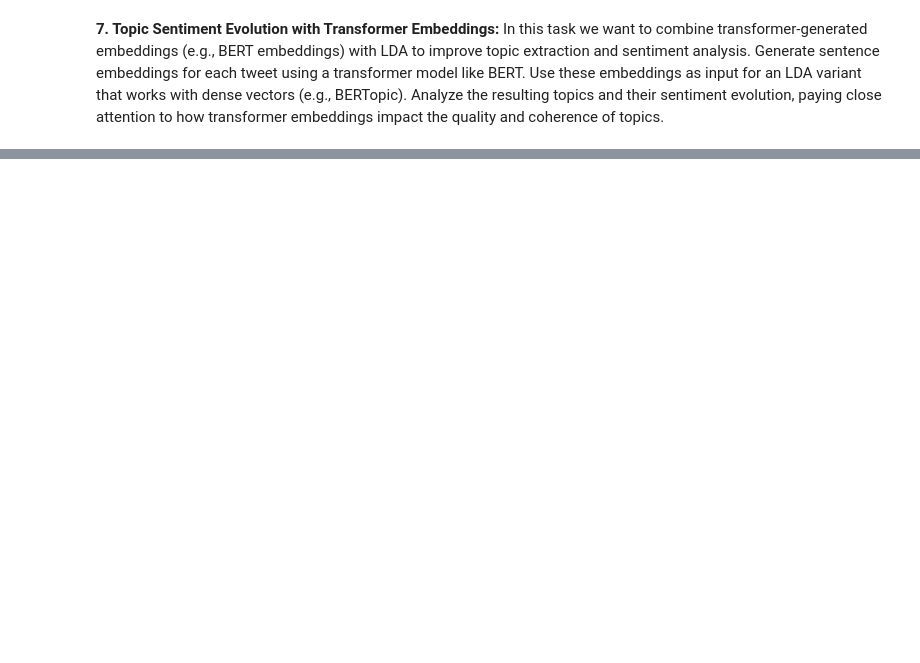
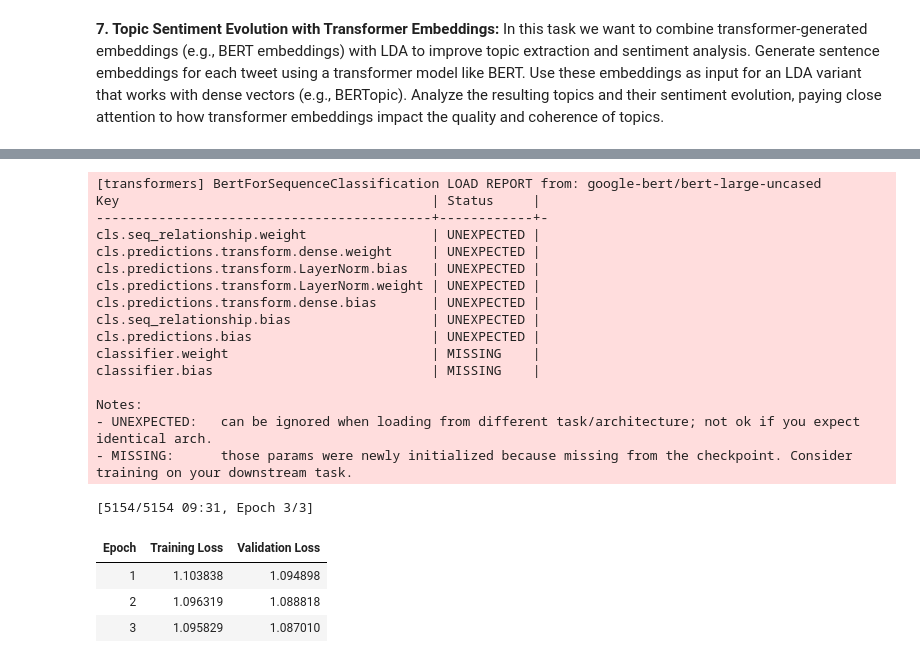
Before and after one commit to urhovr/NLP_Final_Project, a Jupyter notebook: NLP_Jaakko.ipynb, the cells around one changed output, grey strips where cells are left out. Cells and saved outputs as stored; diff of their text form; code cells hidden in the pictures; blank space fills up the shorter version.

```diff
--- a/NLP_Jaakko.ipynb
+++ b/NLP_Jaakko.ipynb
@@ -698,0 +934,60 @@ Sentiment distribution within the 10 largest topics (%):
+# %%
+#BERT LARGE
+tokenizer = AutoTokenizer.from_pretrained(model_type[3])
+
+model = AutoModelForSequenceClassification.from_pretrained(model_type[3], num_labels = 3)
+
+training_args = TrainingArguments("test_trainer",
+                                  eval_strategy="epoch",
+                                  per_device_train_batch_size=16,
+                                  per_device_eval_batch_size=32,
+                                  dataloader_num_workers=2,
+                                  fp16=True)
+
+tokenized_datasets = datasets_fulltext.map(
+    tokenize_function,
+    batched=True
+)
+
+# Smaller data set for testitng
+#small_train_dataset = tokenized_datasets["train"].shuffle(seed=42).select(range(200))
+#small_eval_dataset = tokenized_datasets["test"].shuffle(seed=42).select(range(200))
+full_train_dataset = tokenized_datasets["train"]
+full_eval_dataset = tokenized_datasets["test"]
+
+# Tuning
+trainer = Trainer(
+    model=model,
+    args=training_args,
+    train_dataset=full_train_dataset,
+    eval_dataset=full_eval_dataset
+)
+trainer.train()
+
+models_acc.append(("BERT LARGE", accuracy(trainer, full_eval_dataset)))
+
+del trainer
+del model
+del tokenizer
+# %% [output]
+[transformers] BertForSequenceClassification LOAD REPORT from: google-bert/bert-large-uncased
+Key                                        | Status     |
+-------------------------------------------+------------+-
+cls.seq_relationship.weight                | UNEXPECTED |
+cls.predictions.transform.dense.weight     | UNEXPECTED |
+cls.predictions.transform.LayerNorm.bias   | UNEXPECTED |
+cls.predictions.transform.LayerNorm.weight | UNEXPECTED |
+cls.predictions.transform.dense.bias       | UNEXPECTED |
+cls.seq_relationship.bias                  | UNEXPECTED |
+cls.predictions.bias                       | UNEXPECTED |
+classifier.weight                          | MISSING    |
+classifier.bias                            | MISSING    |
+
+Notes:
+- UNEXPECTED:   can be ignored when loading from different task/architecture; not ok if you expect identical arch.
+- MISSING:      those params were newly initialized because missing from the checkpoint. Consider training on your downstream task.
+[5154/5154 09:31, Epoch 3/3]
+| Epoch | Training Loss | Validation Loss |
+| 1 | 1.103838 | 1.094898 |
+| 2 | 1.096319 | 1.088818 |
+| 3 | 1.095829 | 1.087010 |
```
Also changed, not shown: parts of 15 cells of this notebook.
